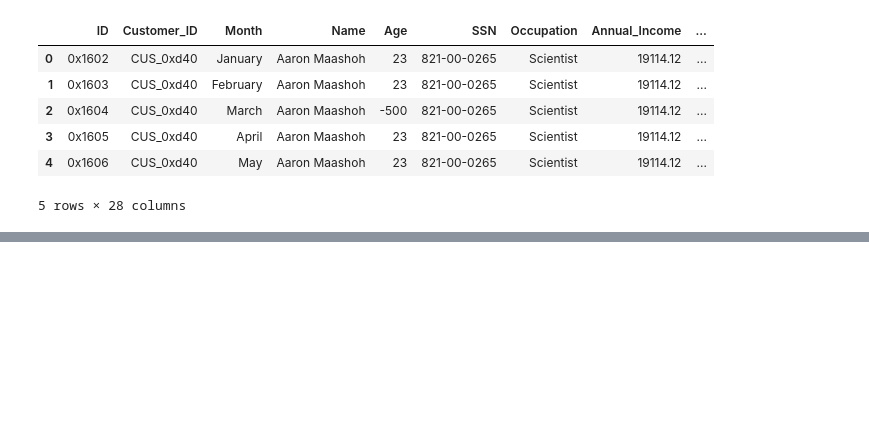
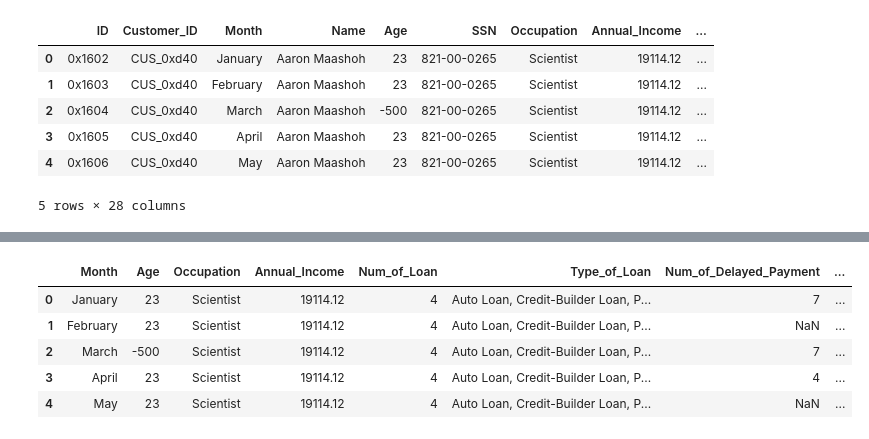
Before and after one commit to SaitejSamudrala/Credit-Score-Classification, a Jupyter notebook: src/main.ipynb, the cells around one changed output, grey strips where cells are left out. Cells and saved outputs as stored; diff of their text form; code cells hidden in the pictures; blank space fills up the shorter version.

```diff
--- a/src/main.ipynb
+++ b/src/main.ipynb
@@ -18,0 +45,2 @@ train.head()
+# %%
+drop_columns=['ID',"Customer_ID","Name","SSN"]
@@ -18,0 +49,8 @@ train.head()
+# %%
+#Dropping the columns
+train=train.drop(drop_columns,axis=1)
+test=test.drop(drop_columns,axis=1)
+# %%
+#segregating the columns into numerical and categorical
+categorical_columns = [cols for cols in train.columns if train[cols].dtype == object and cols != 'Credit_Score' ]
+numerical_columns = [cols for cols in train.columns if train[cols].dtype != object]
@@ -18,0 +86,9 @@ train.head()
+# %%
+train[categorical_columns].head()
+# %% [output]
+|  | Month | Age | Occupation | Annual_Income | Num_of_Loan | Type_of_Loan | Num_of_Delayed_Payment | ... |
+| 0 | January | 23 | Scientist | 19114.12 | 4 | Auto Loan, Credit-Builder Loan, P... | 7 | ... |
+| 1 | February | 23 | Scientist | 19114.12 | 4 | Auto Loan, Credit-Builder Loan, P... | NaN | ... |
+| 2 | March | -500 | Scientist | 19114.12 | 4 | Auto Loan, Credit-Builder Loan, P... | 7 | ... |
+| 3 | April | 23 | Scientist | 19114.12 | 4 | Auto Loan, Credit-Builder Loan, P... | 4 | ... |
+| 4 | May | 23 | Scientist | 19114.12 | 4 | Auto Loan, Credit-Builder Loan, P... | NaN | ... |
```
Also changed, not shown: parts of 27 cells of this notebook.
